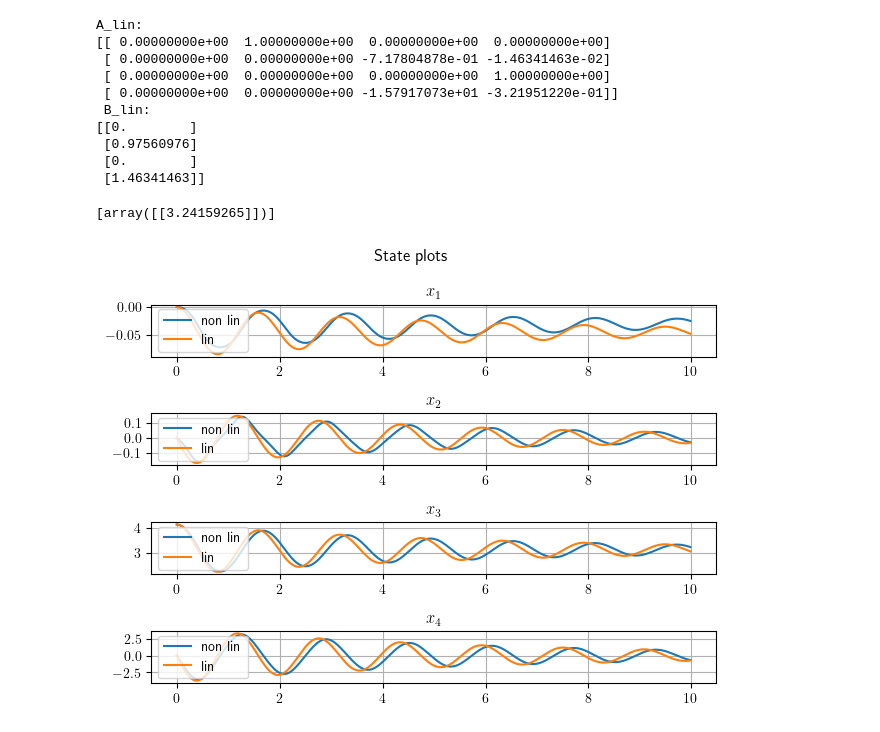
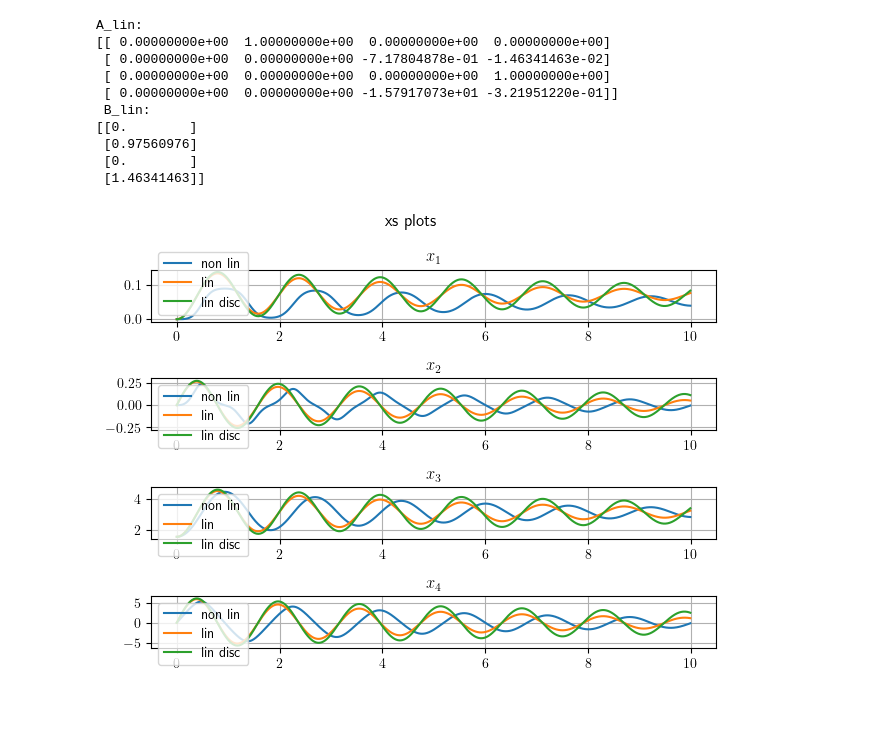
Before and after one commit to Dany-L/statesim, a Jupyter notebook: src/hybridstablemodel/scripts/linearization.ipynb, the cells around one changed output. Saved outputs shown, nothing was run; the diff lists cells and outputs as text; code cells hidden in the pictures.

Commit message:
compare linearization with continuous model

```diff
--- a/src/hybridstablemodel/scripts/linearization.ipynb
+++ b/src/hybridstablemodel/scripts/linearization.ipynb
@@ -29,41 +29,62 @@ A_lin:
  [0.        ]
  [1.46341463]]
 # %%
-nl_model = ContinuousNonlinear(
+nl_model = Nonlinear(
     f=system.state_dynamics, g=system.output_function, nx=4, nu=1, ny=1
 )
 # %%
-lin_model = ContinuousLinear(
+lin_model = Linear(
     A=A,
     B=B,
     C=np.array([[0, 0, 1, 0]]),
     D = np.array([[0]]),
     x_bar=x_bar
 )
-lin_model.output_layer([np.array([[0],[0], [np.pi+0.1], [0]])], [np.array([[0]])])
-# %% [output]
-[array([[3.24159265]])]
 # %%
-T_end = 10.0
-step_size = 0.02
+T_end = 10
+step_size = 0.01
 N = int(T_end/step_size)
-x0 = np.array([[0], [0], [np.pi+1], [0]])
+x0 = np.array([[0], [0], [np.pi/2], [0]])
 us = [np.array([[u]]) for u in np.zeros(N)]
 
-sim = Simulator(T=T_end, step_size=step_size)
-lin_res, t, _ = sim.simulate(
+sim = ContinuousSimulator(T=T_end, step_size=step_size)
+lin_res, _ = sim.simulate(
     model=lin_model,
     initial_state=x0,
     input=us,
-    name = 'lin'
+    name = 'lin',
+    x_bar=x_bar
 )
-nl_res, t, _ = sim.simulate(
+nl_res, _ = sim.simulate(
     model=nl_model,
     initial_state=x0,
     input=us,
     name='non lin'
 )
+
+nx = A.shape[0]
+A_d = (A*step_size + np.eye(nx))
+B_d = B*step_size
+C_d = np.array([[0, 0, 1, 0]])
+D_d = np.array([[0]])
+
+lin_model_d = Linear(
+    A=A_d,
+    B=B_d,
+    C=C_d,
+    D=D_d,
+)
+
+sim_d = DiscreteSimulator(T=T_end, step_size=step_size)
+lin_res_d = sim_d.simulate(
+    model=lin_model_d,
+    initial_state=x0,
+    input=us,
+    name='lin disc',
+    x_bar=x_bar
+)
-# %%
-plot_comparison(results=[nl_res, lin_res], t=t)
-# %% [output]
-[figure, removed]
+# %%
+
+plot_comparison(results=[nl_res, lin_res, lin_res_d], type='xs')
+# %% [output]
+[figure, added]
```
Also changed, not shown: parts of 1 cell of this notebook, 6 other files.
